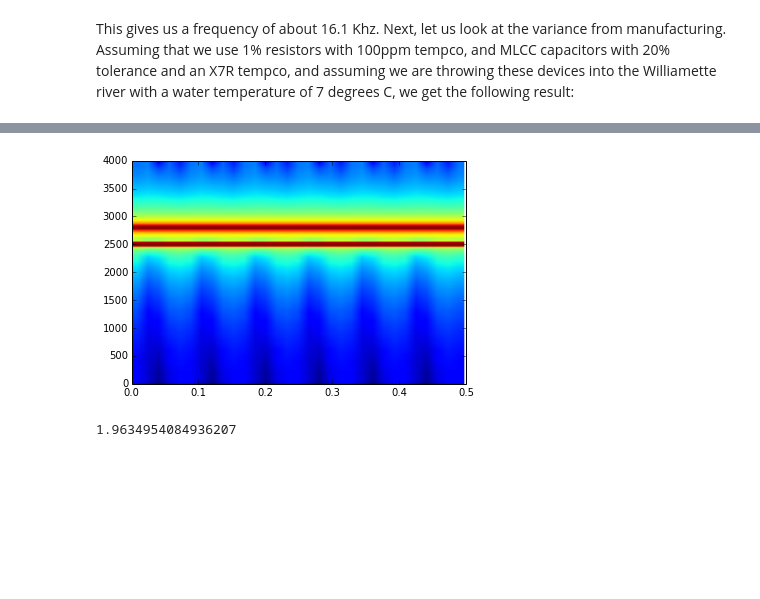
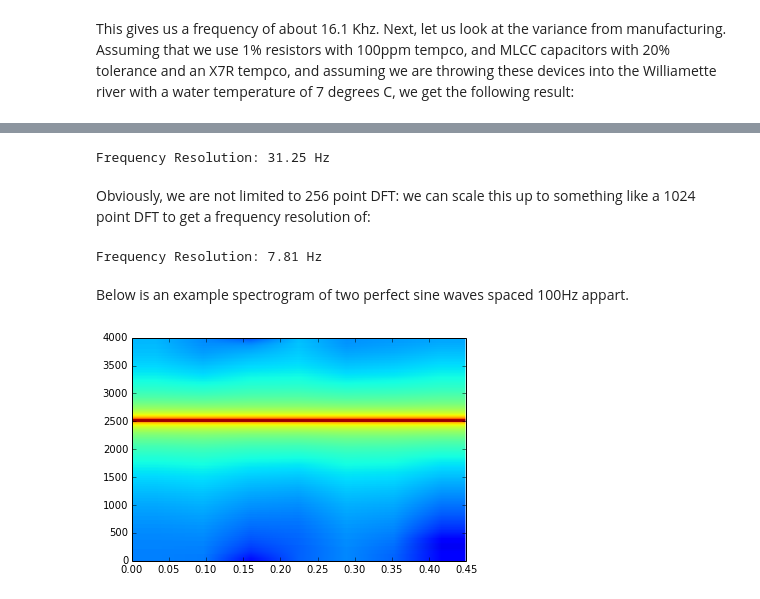
Before and after one commit to af-3/Oil-Spill-Active-Radar-Target-ECE-510, a Jupyter notebook: analysis/555 Uncertainty.ipynb, the cells around one changed output, grey strips where cells are left out. Saved outputs shown, nothing was run; the diff lists cells and outputs as text; code cells hidden in the pictures; blank space fills up the shorter version.

```diff
--- a/analysis/555 Uncertainty.ipynb
+++ b/analysis/555 Uncertainty.ipynb
@@ -87,17 +111,29 @@ As you can see, this design has a very loarg
+# %%
+Fs = 8000
+N = 256
+print "Frequency Resolution: %.2f Hz" % (float(Fs)/N)
+# %% [output]
+Frequency Resolution: 31.25 Hz
+# %% [markdown]
+Obviously, we are not limited to 256 point DFT: we can scale this up to something like a 1024 point DFT to get a frequency resolution of:
+# %%
+Fs = 8000
+N = 1024
+print "Frequency Resolution: %.2f Hz" % (float(Fs)/N)
+# %% [output]
+Frequency Resolution: 7.81 Hz
+# %% [markdown]
+Below is an example spectrogram of two perfect sine waves spaced 100Hz appart.
 # %%
 from scipy import signal as sig
 
 x = np.arange(2**12)
 sample_fs = 8000
 sig_fs = 2500
-fs = 10*sin(2*pi*x*(sig_fs)/(sample_fs)) + 10*sin(2*pi*x*(2800)/(sample_fs))
+fs = 10*sin(2*pi*x*(sig_fs)/(sample_fs)) + 10*sin(2*pi*x*(sig_fs+20)/(sample_fs))
 
-S, freqs, bins, im= plt.specgram(fs,Fs=sample_fs)
+S, freqs, bins, im= plt.specgram(fs,Fs=sample_fs, NFFT=N, noverlap=N/2)
 #plt.plot(fs[0:100])
 #fs
 # %% [output]
-[figure, old version]
+[figure, new version]
-# %%
-2*pi*sig_fs/(sample_fs)
-# %% [output]
-1.9634954084936207
```
Also changed, not shown: parts of 7 cells of this notebook.
